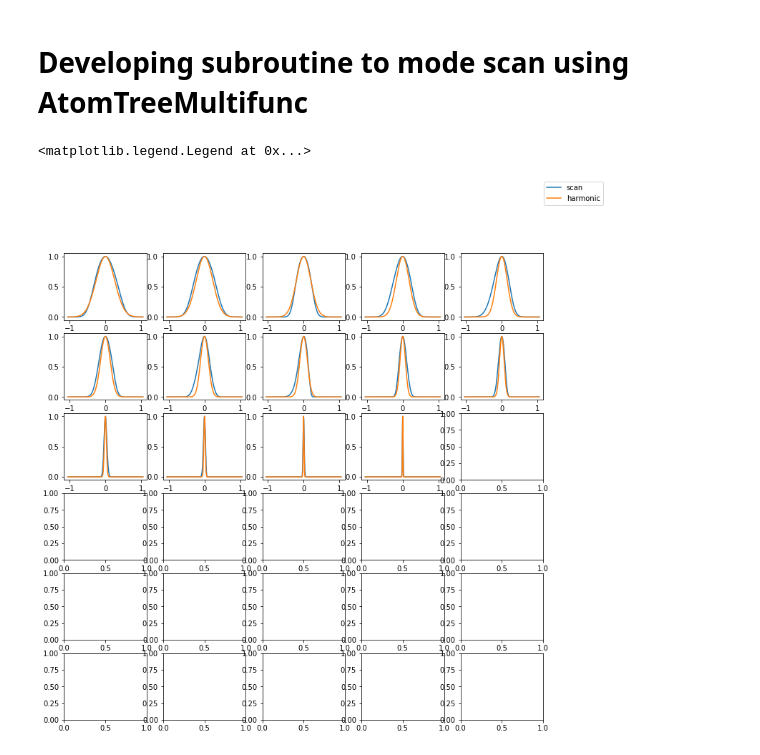
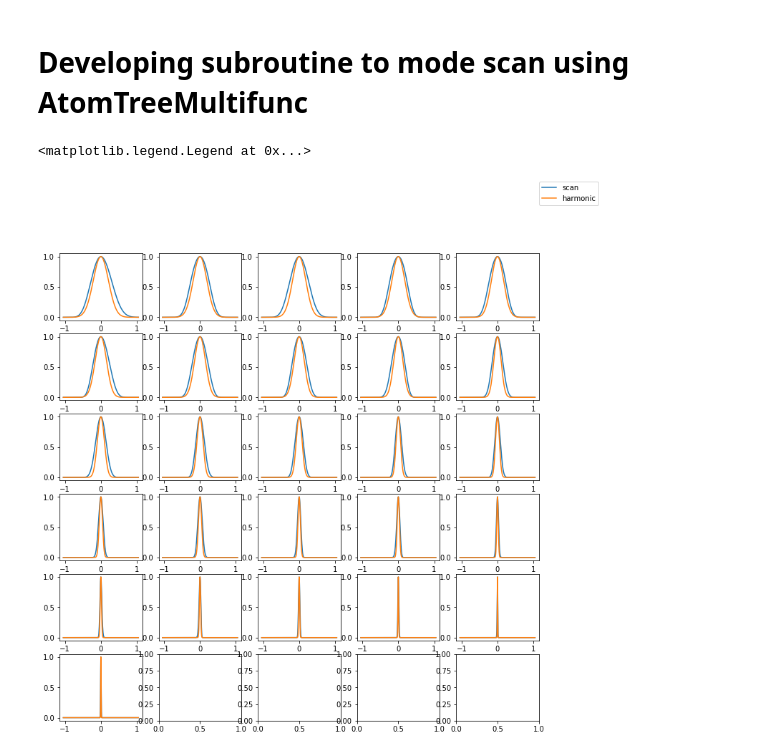
Before and after one commit to maa805/mining-minima, a Jupyter notebook: MiningMinima/scratch/new_min_and_hess_devel.ipynb, the cells around one changed output. Cells and saved outputs as stored; diff of their text form; code cells hidden in the pictures.

```diff
--- a/MiningMinima/scratch/new_min_and_hess_devel.ipynb
+++ b/MiningMinima/scratch/new_min_and_hess_devel.ipynb
@@ -57,7 +58,7 @@ print mm_sim.hessian
 # %%
 # get pose and scorefxn
 pose = protocols.recces.pose_setup_turner(seq1=seq1,seq2=seq2)
-scorefxn = core.scoring.ScoreFunctionFactory.create_score_function('stepwise/rna/turner_new')
+scorefxn = core.scoring.ScoreFunctionFactory.create_score_function('stepwise/rna/turner')
 
 # set up movemap -- for now just get from the MM object -- and min map
 movemap = MoveMap()
@@ -219,7 +292,7 @@ def mode_scan(min_dofs, multifunc, mode, limit=np.pi/3, dx=0.005):
 
     # evaluate using multifunc
     for ii, delta in enumerate(delta_array):
-        new_dofs = min_dofs[:] + delta*mode*180/np.pi
+        new_dofs = np.array(min_dofs) + delta*mode*180/np.pi
         result[ii] = multifunc(Vector1(list(new_dofs)))
 
     return result
@@ -232,7 +305,7 @@ def compute_total_partition(min_dofs, multifunc, modes, limit=np.pi/3, dx=0.005)
     xx = np.linspace(-limit, limit, int(2*limit/dx)+1)
 
     for ii, mode in enumerate(modes.T): # columns of array are eigenvectors
-        if eigenvalues[ii] < 0: continue
+        if eig2[ii] < 0: continue
         result = mode_scan(min_dofs, multifunc, mode, limit=limit, dx=dx)
         result -= multifunc(min_dofs)
         scans = scans + (result,)
@@ -242,19 +315,19 @@ def compute_total_partition(min_dofs, multifunc, modes, limit=np.pi/3, dx=0.005)
     scans = np.row_stack(scans)
     return total_log_partition, total_log_harmonic, scans
 # %%
-total_log_partition, total_log_harmonic, mode_scans = compute_total_partition(min_dofs, multifunc, modes)
+total_log_partition, total_log_harmonic, mode_scans = compute_total_partition(min_dofs, multifunc, mode2)
 # %%
 xx = np.linspace(-np.pi/3,np.pi/3,int(2*np.pi/3/0.005)+1)
 fig, ax = plt.subplots(ncols=5,nrows=6,figsize=(12,12))
 for ii, scan in enumerate(mode_scans):
     if eigenvalues[ii] < 0: continue
     curr_ax = ax.flatten()[ii]
     curr_ax.plot(xx,np.exp(-scan))
-    curr_ax.plot(xx,np.exp(-eigenvalues[ii]*xx**2))
+    curr_ax.plot(xx,np.exp(-eig2[ii]*xx**2))
 fig.legend(('scan', 'harmonic'))
 # %% [output]
 <matplotlib.legend.Legend at 0x...>
-[figure, old version]
+[figure, new version]
 # %%
 from numpy.linalg import det
 from numpy import heaviside
```
Also changed, not shown: parts of 22 cells of this notebook.
